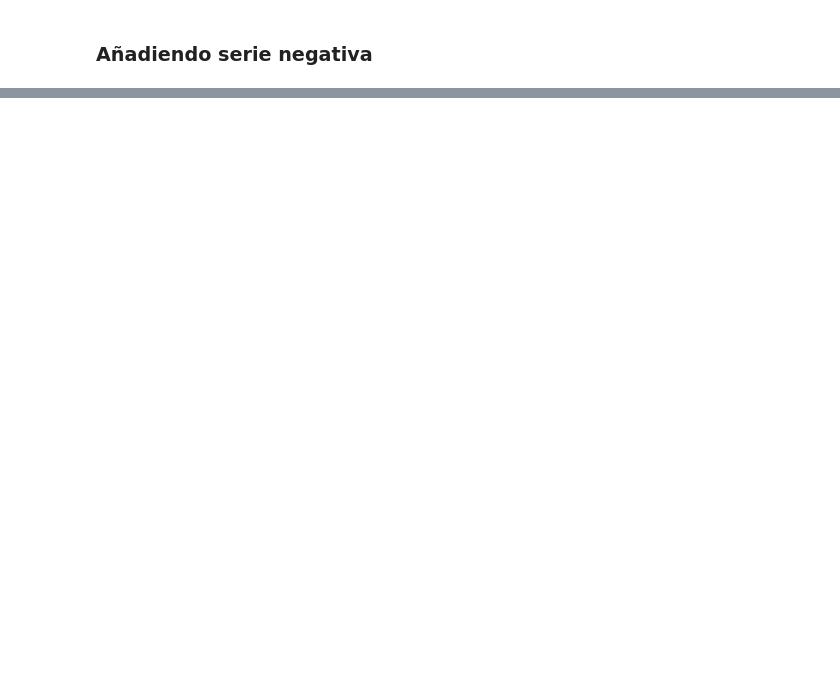
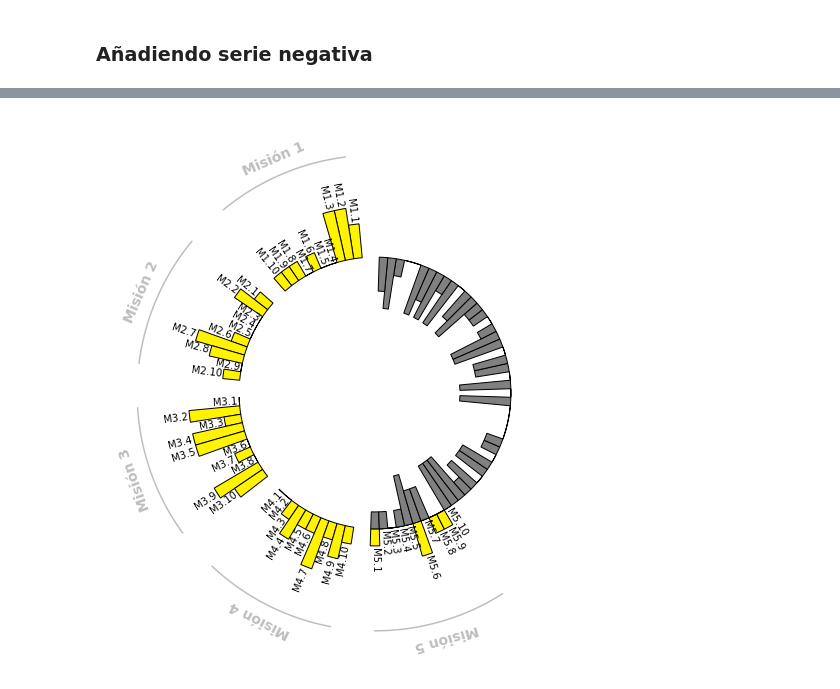
Before and after one commit to alejonaranjo83/mapa_conocimiento_v2, a Jupyter notebook: notebooks/1.2-alejo-simulandov2.ipynb, the cells around one changed output, grey strips where cells are left out. Drawn from its saved outputs; the diff is of its cells as text; code cells hidden in the pictures; blank space fills up the shorter version.

Commit message:
Creando gráfico a partir de listas (valores falsos)

```diff
--- a/notebooks/1.2-alejo-simulandov2.ipynb
+++ b/notebooks/1.2-alejo-simulandov2.ipynb
@@ -501,0 +545,95 @@ plt.show()
+# %%
+VALUES = df_positivos["Value"].values
+LABELS = df_positivos["Name"].values
+GROUP = df_positivos["Mision"].values
+
+PAD = 2
+
+total_length = len(VALUES) + len(neg_VALUES)
+
+#ANGLES_N = len(VALUES) + PAD * len(np.unique(GROUP))
+ANGLES_N = total_length + PAD * len(np.unique(GROUP))
+
+#ANGLES = np.linspace(0, 2 * np.pi, num=ANGLES_N, endpoint=False)
+ANGLES = np.linspace(0, 2 * np.pi, num=total_length, endpoint=False)
+
+WIDTH = (2 * np.pi) / len(ANGLES)
+
+offset = 0
+IDXS = []
+GROUPS_SIZE = [10, 10, 10, 10, 10]
+for size in GROUPS_SIZE:
+    IDXS += list(range(offset + PAD, offset + size + PAD))
+    offset += size + PAD
+
+fig, ax = plt.subplots(figsize=(20, 10), subplot_kw={"projection": "polar"})
+ax.set_theta_offset(OFFSET)
+ax.set_ylim(-8, 8)
+
+# Set the background color to white for both figure and axes
+ax.patch.set_facecolor('white')
+fig.patch.set_facecolor('white')
+
+ax.set_frame_on(False)
+ax.xaxis.grid(False)
+ax.yaxis.grid(False)
+ax.set_xticks([])
+ax.set_yticks([])
+
+COLORS = ['#FFF300'] * len(IDXS)  # Set all colors to #FFF300
+
+ax.bar(
+    ANGLES[IDXS], VALUES, width=WIDTH, color=COLORS,
+    edgecolor="black", linewidth=1
+)
+
+# Agregar valores negativos
+neg_VALUES = df_negativos["Value"].values
+neg_LABELS = df_negativos["Name"].values
+neg_GROUP = df_negativos["Mision"].values
+
+neg_IDXS = np.arange(len(VALUES), len(VALUES) + len(neg_VALUES))
+IDXS += list(neg_IDXS)
+
+GROUP = np.concatenate((GROUP, neg_GROUP))
+#VALUES = np.concatenate((VALUES, neg_VALUES))
+#LABELS = np.concatenate((LABELS, neg_LABELS))
+ax.bar(
+    ANGLES[neg_IDXS], neg_VALUES, width=WIDTH, color='gray',
+    edgecolor="black", linewidth=1
+)
+
+add_labels(ANGLES[IDXS], VALUES, LABELS, OFFSET, ax)
+
+# Extra customization below here --------------------
+
+offset = 0
+for group, size in zip(["Misión 1", "Misión 2", "Misión 3", "Misión 4", "Misión 5"], GROUPS_SIZE):
+    # Add line above bars
+    x1 = np.linspace(ANGLES[offset + PAD], ANGLES[offset + size + PAD - 1], num=50)
+    ax.plot(x1, [6] * 50, color="#bebebe")
+
+    # Add text to indicate group
+    text_angle = np.mean(x1) * 180 / np.pi  # Convert to degrees
+    ax.text(
+        np.mean(x1), 7, group, color="#bebebe", fontsize=14,
+        fontweight="bold", ha="center", va="center", rotation=text_angle
+    )
+
+    # Add reference lines
+    # reference_values = [1, 2, 3, -3, -2, -1]
+    # for value in reference_values:
+    #     ax.plot(ANGLES[offset:offset+size+1], [value] * (size+1), color="#bebebe", lw=0.8, linestyle='--')
+    #     ax.text(
+    #         np.mean(ANGLES[offset:offset+size+1]), value + 2, str(value),
+    #         color="#bebebe", fontsize=12, ha="center", va="center"
+    #     )
+
+    offset += size + PAD
+
+# Extra customization below here -----
+# Here you can add any additional customization to the plot
+
+plt.show()
+# %% [output]
+[figure, added]
```
Also changed, not shown: parts of 13 cells of this notebook.
